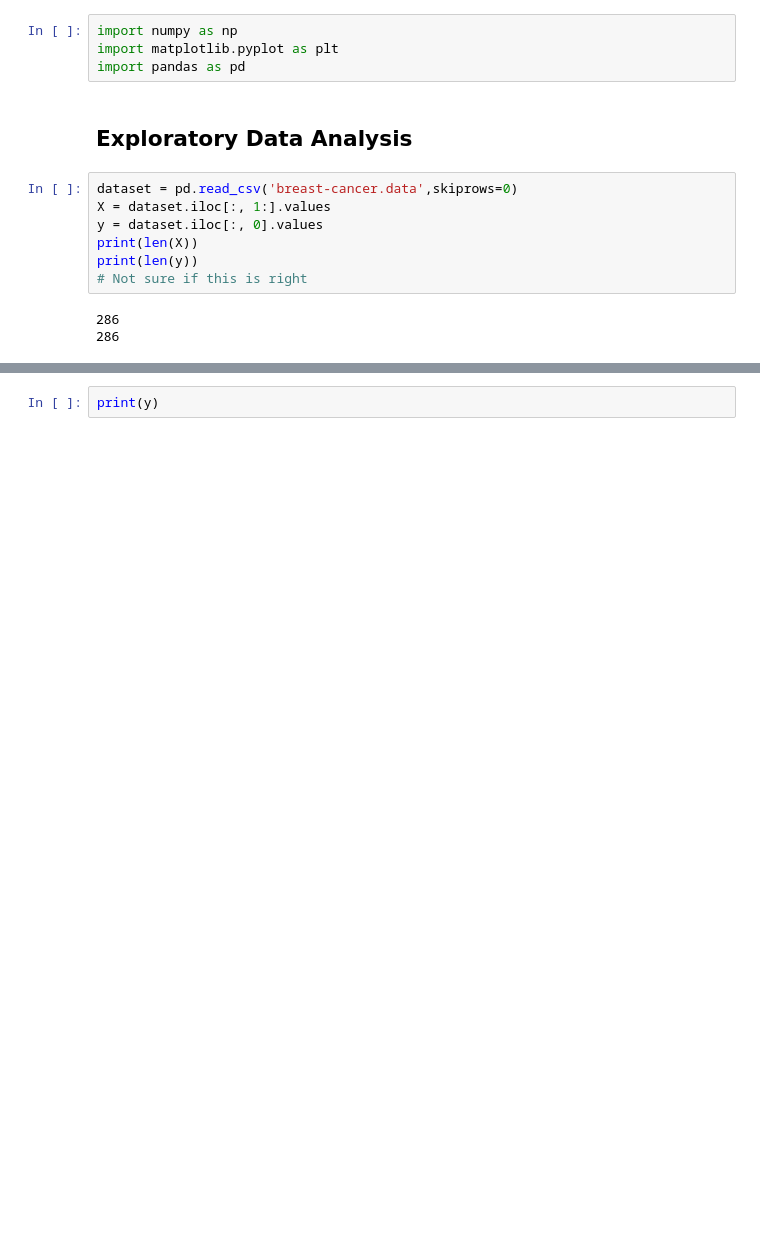
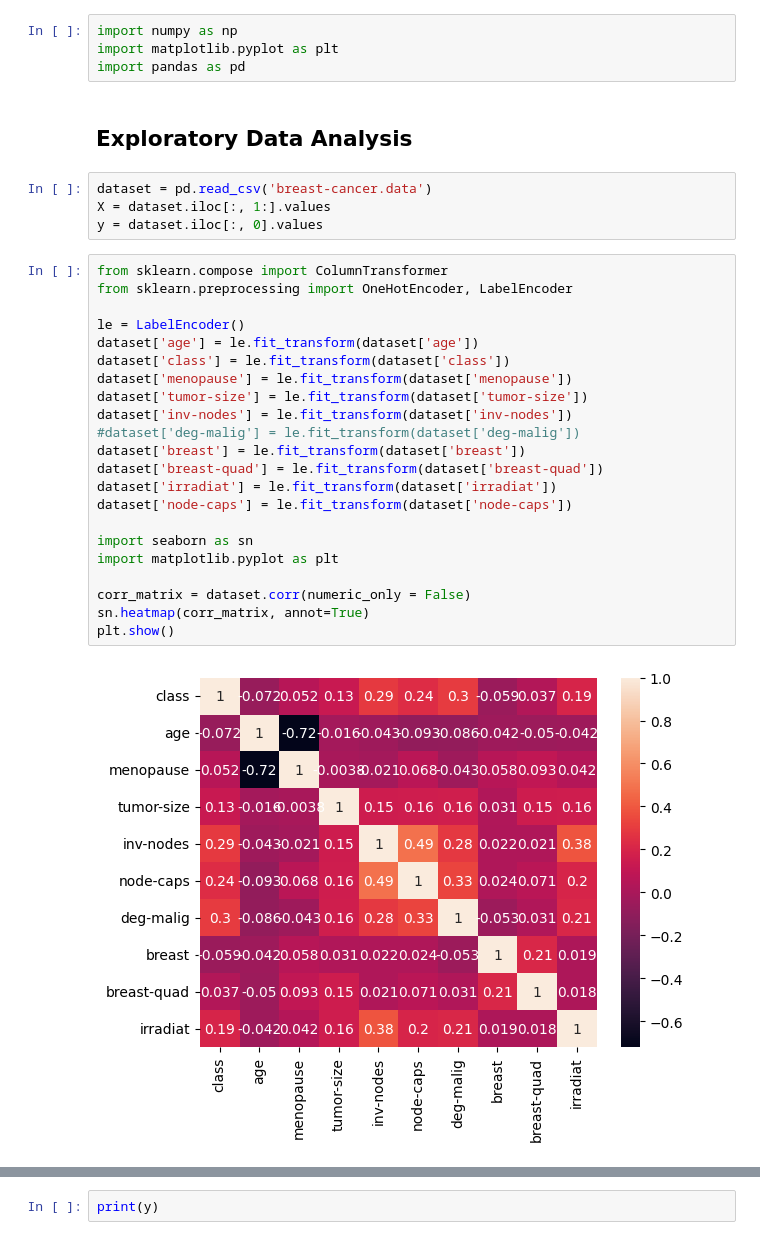
Before and after one commit to AnthonySanchez150/CECS456-Project, a Jupyter notebook: breast_cancer.ipynb, the cells around one changed output, grey strips where cells are left out. Saved outputs shown, nothing was run; the diff lists cells and outputs as text; blank space fills up the shorter version.

Commit message:
added corr matrix

```diff
--- a/breast_cancer.ipynb
+++ b/breast_cancer.ipynb
@@ -38,13 +38,31 @@ import pandas as pd
 # %% [markdown]
 ## Exploratory Data Analysis
 # %%
-dataset = pd.read_csv('breast-cancer.data',skiprows=0)
+dataset = pd.read_csv('breast-cancer.data')
 X = dataset.iloc[:, 1:].values
 y = dataset.iloc[:, 0].values
-print(len(X))
-print(len(y))
-# Not sure if this is right
-# %% [output]
-286
-286
+# %%
+from sklearn.compose import ColumnTransformer
+from sklearn.preprocessing import OneHotEncoder, LabelEncoder
+
+le = LabelEncoder()
+dataset['age'] = le.fit_transform(dataset['age'])
+dataset['class'] = le.fit_transform(dataset['class'])
+dataset['menopause'] = le.fit_transform(dataset['menopause'])
+dataset['tumor-size'] = le.fit_transform(dataset['tumor-size'])
+dataset['inv-nodes'] = le.fit_transform(dataset['inv-nodes'])
+#dataset['deg-malig'] = le.fit_transform(dataset['deg-malig'])
+dataset['breast'] = le.fit_transform(dataset['breast'])
+dataset['breast-quad'] = le.fit_transform(dataset['breast-quad'])
+dataset['irradiat'] = le.fit_transform(dataset['irradiat'])
+dataset['node-caps'] = le.fit_transform(dataset['node-caps'])
+
+import seaborn as sn
+import matplotlib.pyplot as plt
+
+corr_matrix = dataset.corr(numeric_only = False)
+sn.heatmap(corr_matrix, annot=True)
+plt.show()
+# %% [output]
+[figure, added]
 # %%
```
Also changed, not shown: parts of 2 cells of this notebook.
